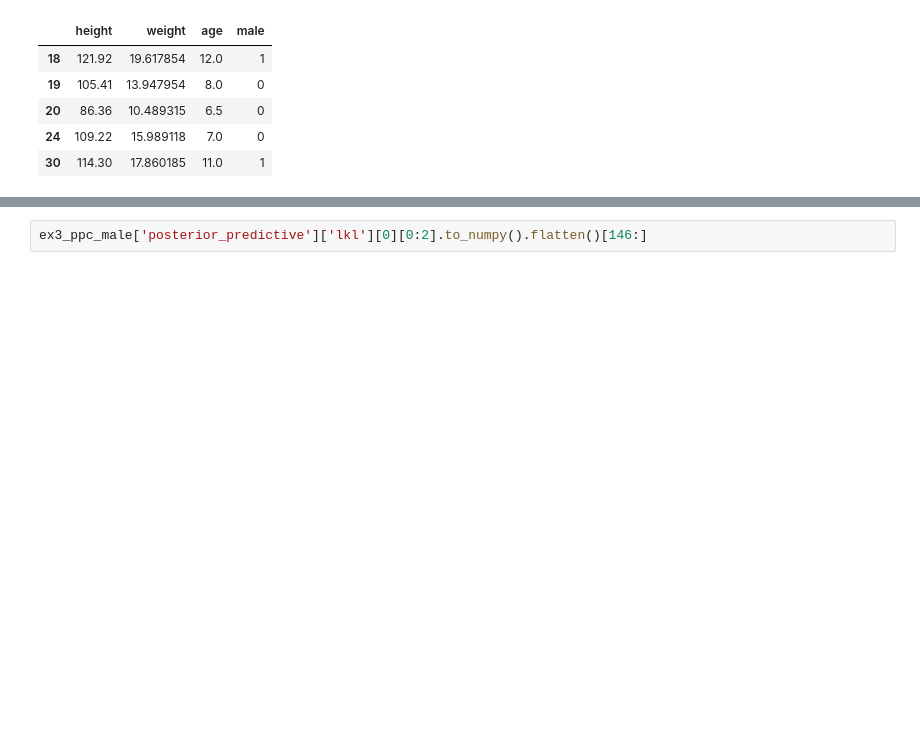
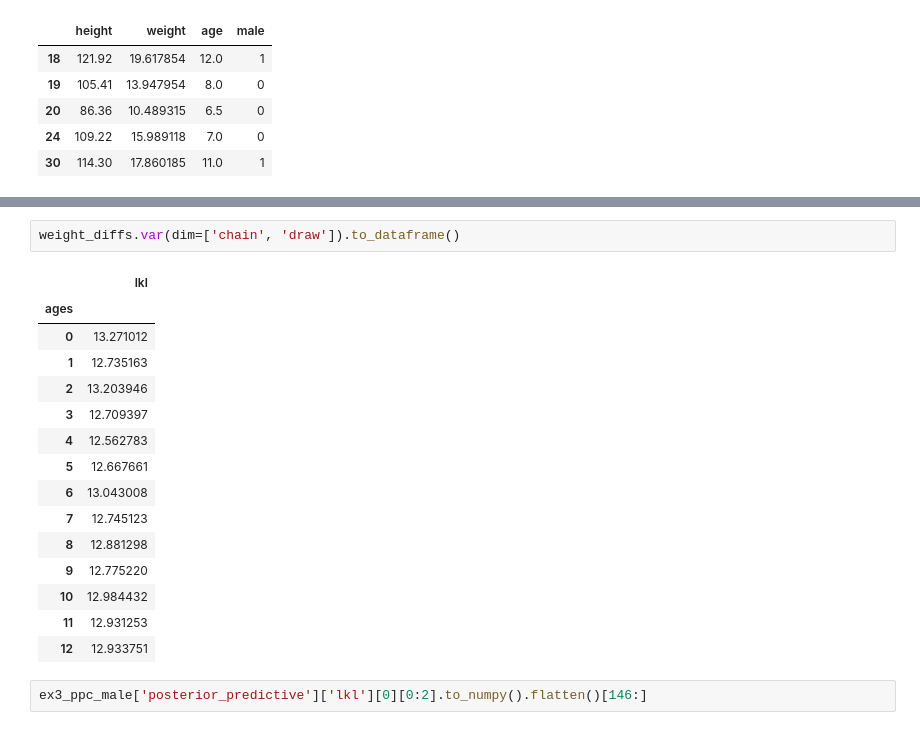
Before and after one commit to kamicollo/stat_rethinking_2023, a Jupyter notebook: homework/my_solutions/week2.ipynb, the cells around one changed output, grey strips where cells are left out. Drawn from its saved outputs; the diff is of its cells as text; blank space fills up the shorter version.

```diff
--- a/homework/my_solutions/week2.ipynb
+++ b/homework/my_solutions/week2.ipynb
@@ -240,3 +260,21 @@ Coordinates:
+# %%
+weight_diffs.var(dim=['chain', 'draw']).to_dataframe()
+# %% [output]
+|  | lkl |
+| ages |  |
+| 0 | 13.271012 |
+| 1 | 12.735163 |
+| 2 | 13.203946 |
+| 3 | 12.709397 |
+| 4 | 12.562783 |
+| 5 | 12.667661 |
+| 6 | 13.043008 |
+| 7 | 12.745123 |
+| 8 | 12.881298 |
+| 9 | 12.775220 |
+| 10 | 12.984432 |
+| 11 | 12.931253 |
+| 12 | 12.933751 |
 # %%
 ex3_ppc_male['posterior_predictive']['lkl'][0][0:2].to_numpy().flatten()[146:]
 # %% [output]
```
Also changed, not shown: parts of 6 cells of this notebook, 2 other files.
